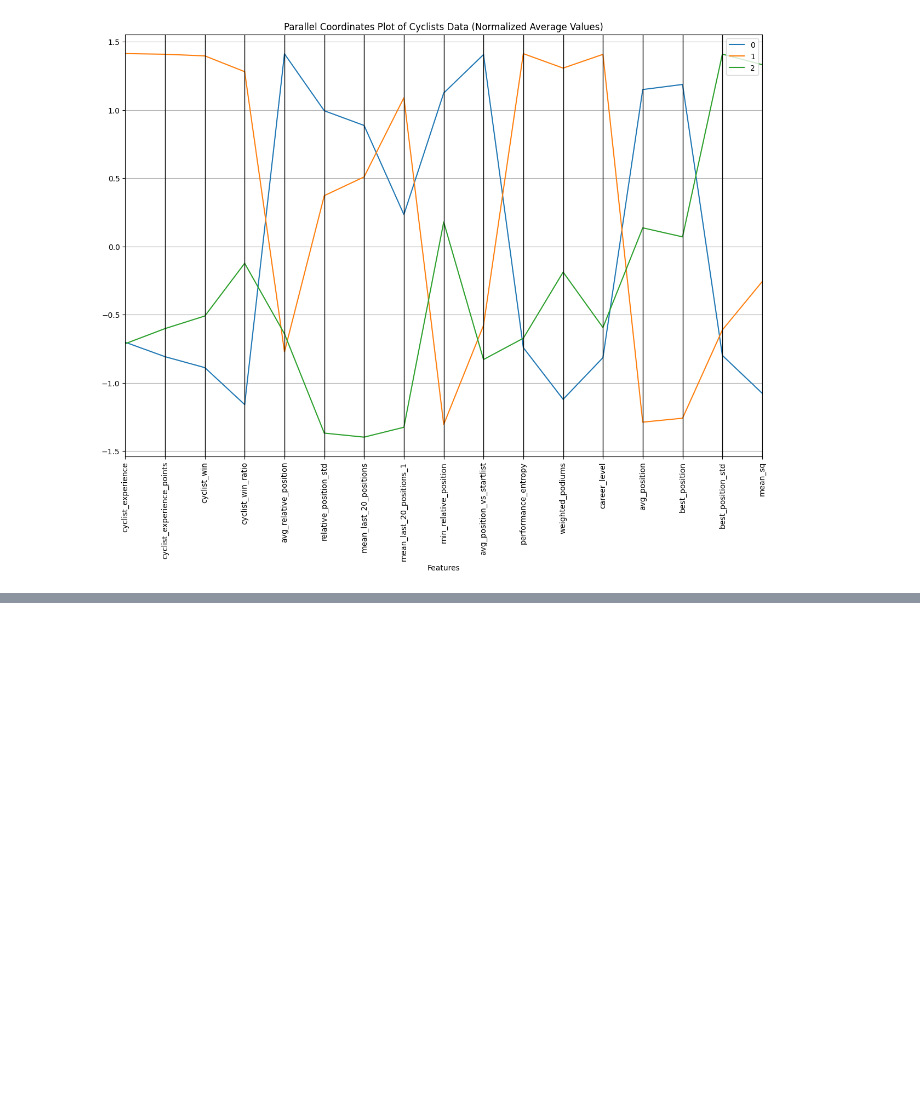
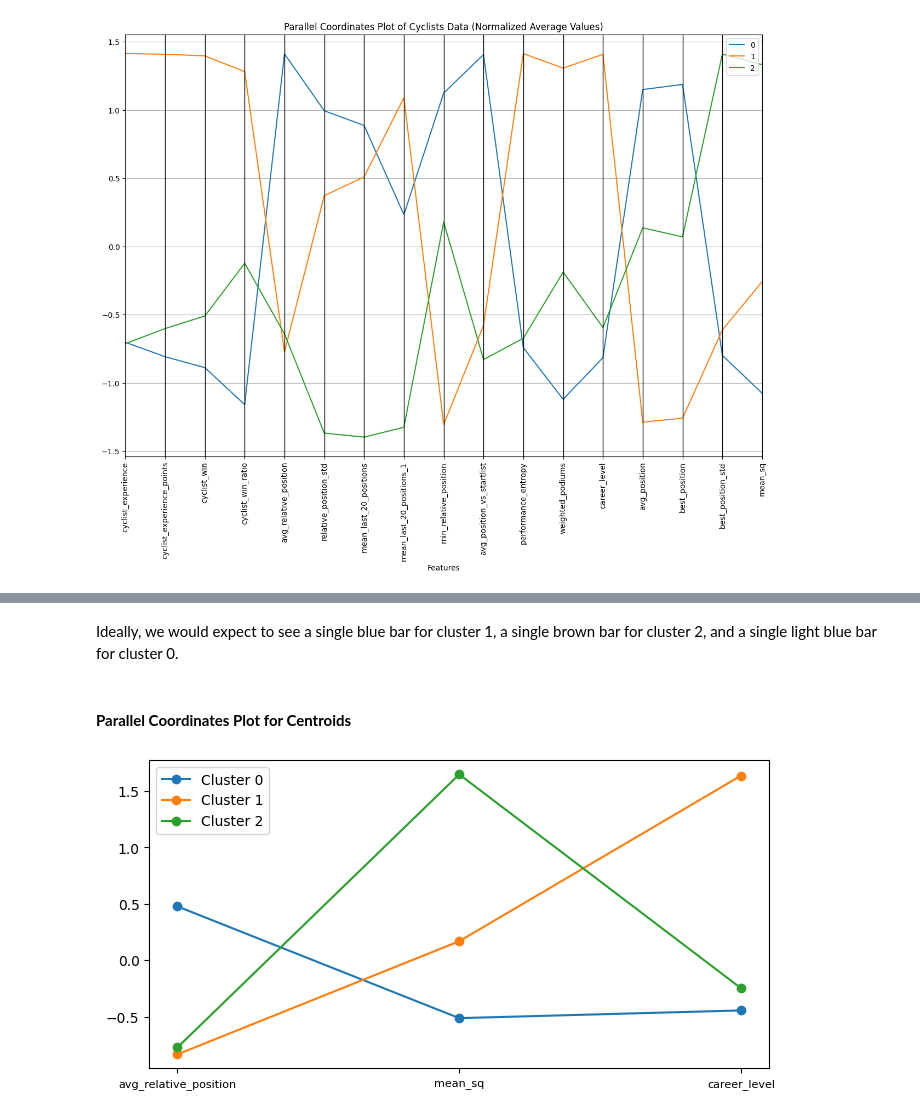
Before and after one commit to effepielle/dm_project24_group_0, a Jupyter notebook: TASK_3/xmeans.ipynb, the cells around one changed output, grey strips where cells are left out. Saved outputs shown, nothing was run; the diff lists cells and outputs as text; code cells hidden in the pictures; blank space fills up the shorter version.

```diff
--- a/TASK_3/xmeans.ipynb
+++ b/TASK_3/xmeans.ipynb
@@ -186,0 +282,18 @@ plt.show()
+# %% [markdown]
+
+Ideally, we would expect to see a single blue bar for cluster 1, a single brown bar for cluster 2, and a single light blue bar for cluster 0.
+# %% [markdown]
+#### **Parallel Coordinates Plot for Centroids**
+# %%
+from pandas.plotting import parallel_coordinates
+
+plt.figure(figsize=(8, 4))
+centers = x_means.get_centers()
+for i in range(0, len(centers)):
+    plt.plot(centers[i], marker='o', label='Cluster %s' % i)
+plt.tick_params(axis='both', which='major', labelsize=10)
+plt.xticks(range(0, len(columns_to_keep)), columns_to_keep, fontsize=8)
+plt.legend(fontsize=10)
+plt.show()
+# %% [output]
+[figure, added]
```
Also changed, not shown: parts of 35 cells of this notebook.
